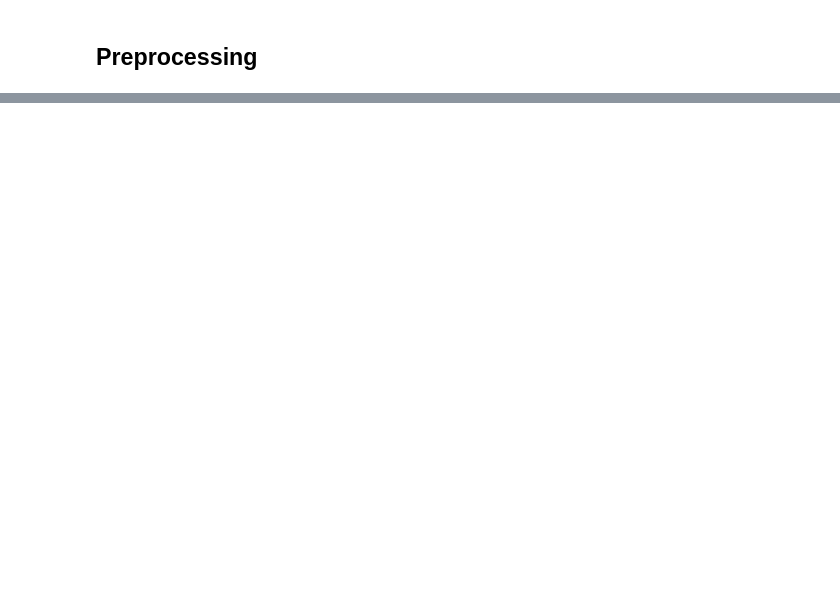
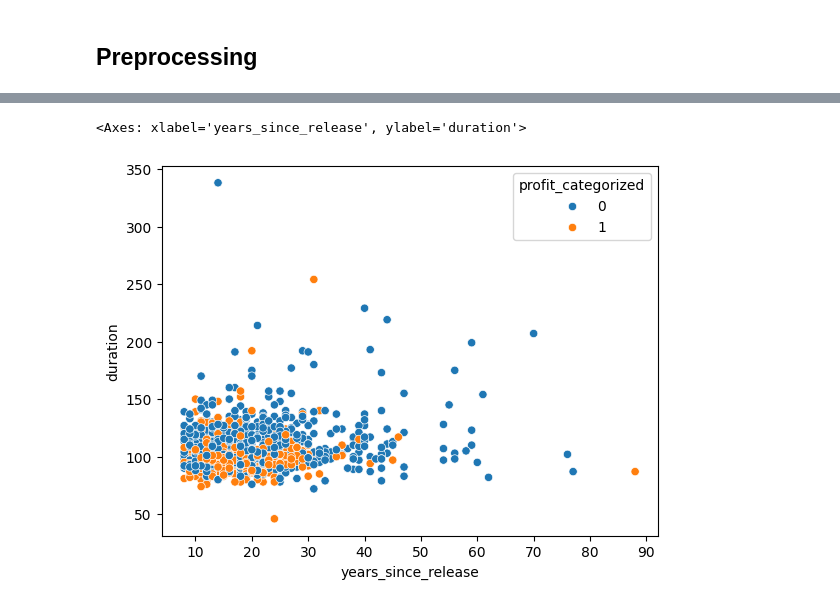
Before and after one commit to Milad-Tz/TMDB-Movie-Dataset-EDA-Modelling-and-Recommender-System, a Jupyter notebook: machine learning codes.ipynb, the cells around one changed output, grey strips where cells are left out. Saved outputs shown, nothing was run; the diff lists cells and outputs as text; code cells hidden in the pictures; blank space fills up the shorter version.

```diff
--- a/machine learning codes.ipynb
+++ b/machine learning codes.ipynb
@@ -193,0 +1420,6 @@ memory usage: 245.6 KB
+# %%
+
+sns.scatterplot(misclassified_samples_train, x='years_since_release', y='duration', hue=misclassified_samples_train_y)
+# %% [output]
+<Axes: xlabel='years_since_release', ylabel='duration'>
+[figure, added]
```
Also changed, not shown: parts of 143 cells of this notebook, 2 other files.
